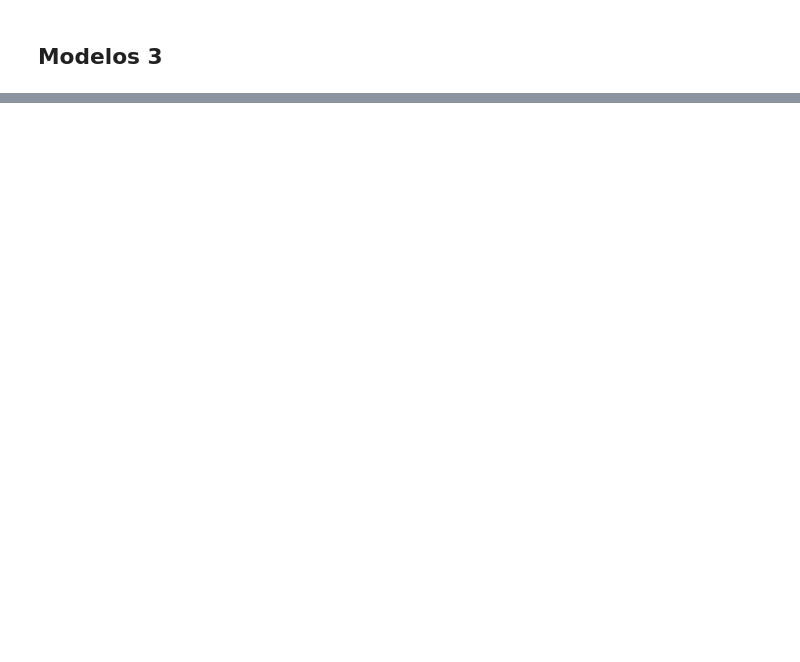
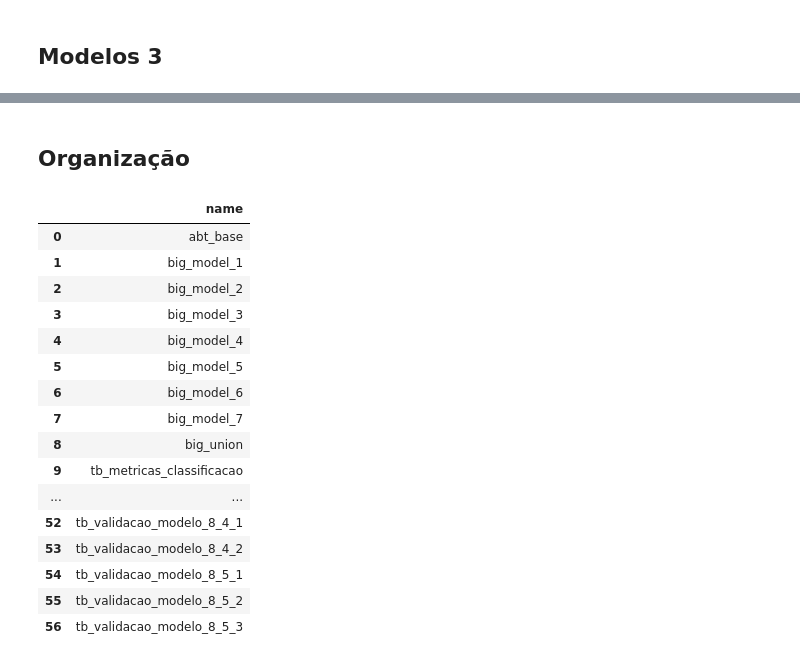
Before and after one commit to mateus-santos-rocha/doutorado, a Jupyter notebook: tese_resultados_calculo.ipynb, the cells around one changed output, grey strips where cells are left out. Drawn from its saved outputs; the diff is of its cells as text; code cells hidden in the pictures; blank space fills up the shorter version.

```diff
--- a/tese_resultados_calculo.ipynb
+++ b/tese_resultados_calculo.ipynb
@@ -53,7 +52,7 @@ def check_memory():
 # %% [markdown]
 ## Importando bases
 # %%
-df_abt_base = sql("SELECT * FROM abt_base")
+df_abt_base = sql("SELECT * FROM abt_base WHERE percentil_temporal > 0.7")
 # %% [markdown]
 # Escoragem
 # %% [markdown]
@@ -329,0 +987,24 @@ Importando modelos ...
+# %% [markdown]
+## Organização
+# %%
+sql(f"""
+SHOW TABLES
+""")
+# %% [output]
+|  | name |
+| 0 | abt_base |
+| 1 | big_model_1 |
+| 2 | big_model_2 |
+| 3 | big_model_3 |
+| 4 | big_model_4 |
+| 5 | big_model_5 |
+| 6 | big_model_6 |
+| 7 | big_model_7 |
+| 8 | big_union |
+| 9 | tb_metricas_classificacao |
+| ... | ... |
+| 52 | tb_validacao_modelo_8_4_1 |
+| 53 | tb_validacao_modelo_8_4_2 |
+| 54 | tb_validacao_modelo_8_5_1 |
+| 55 | tb_validacao_modelo_8_5_2 |
+| 56 | tb_validacao_modelo_8_5_3 |
```
Also changed, not shown: parts of 25 cells of this notebook, 4 other files.
